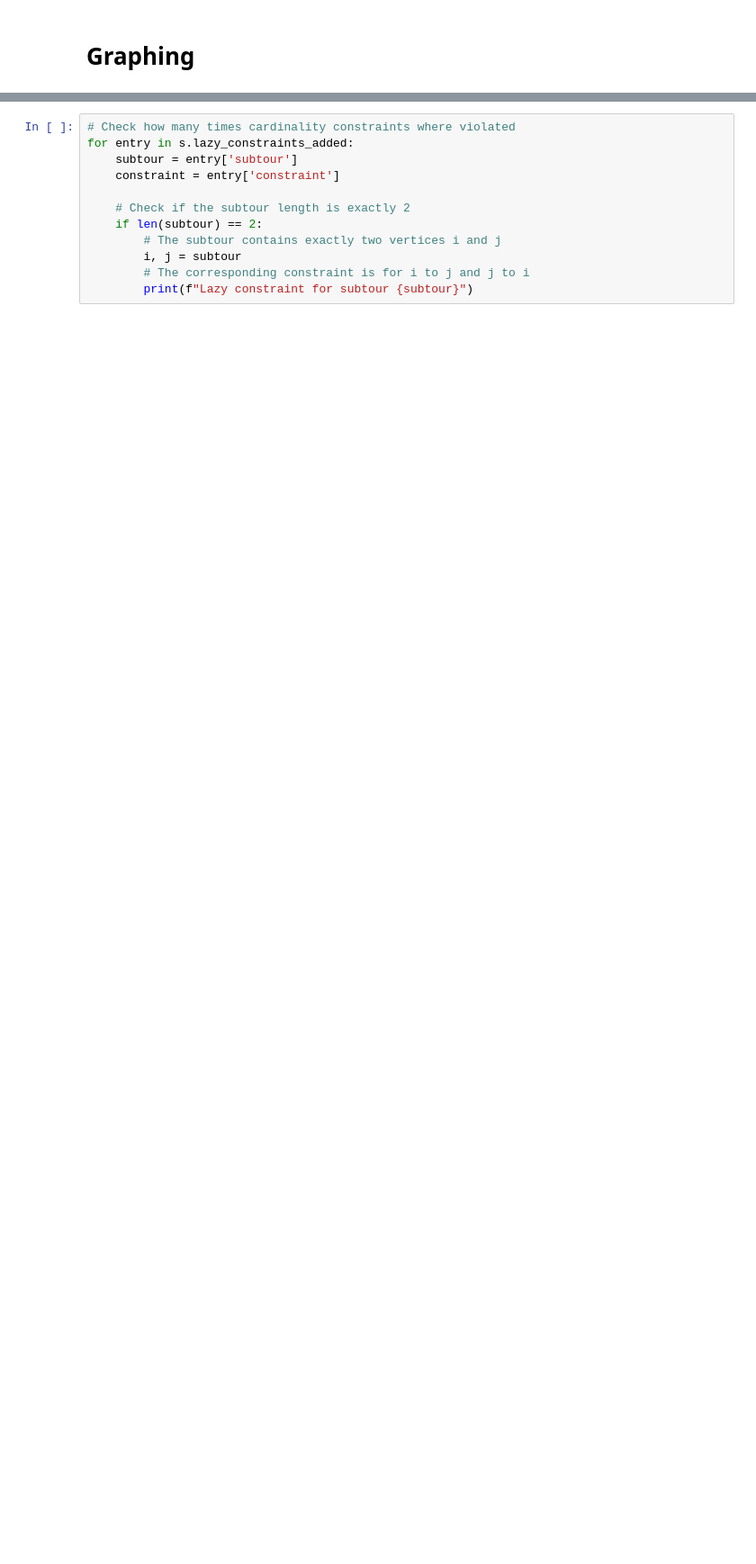
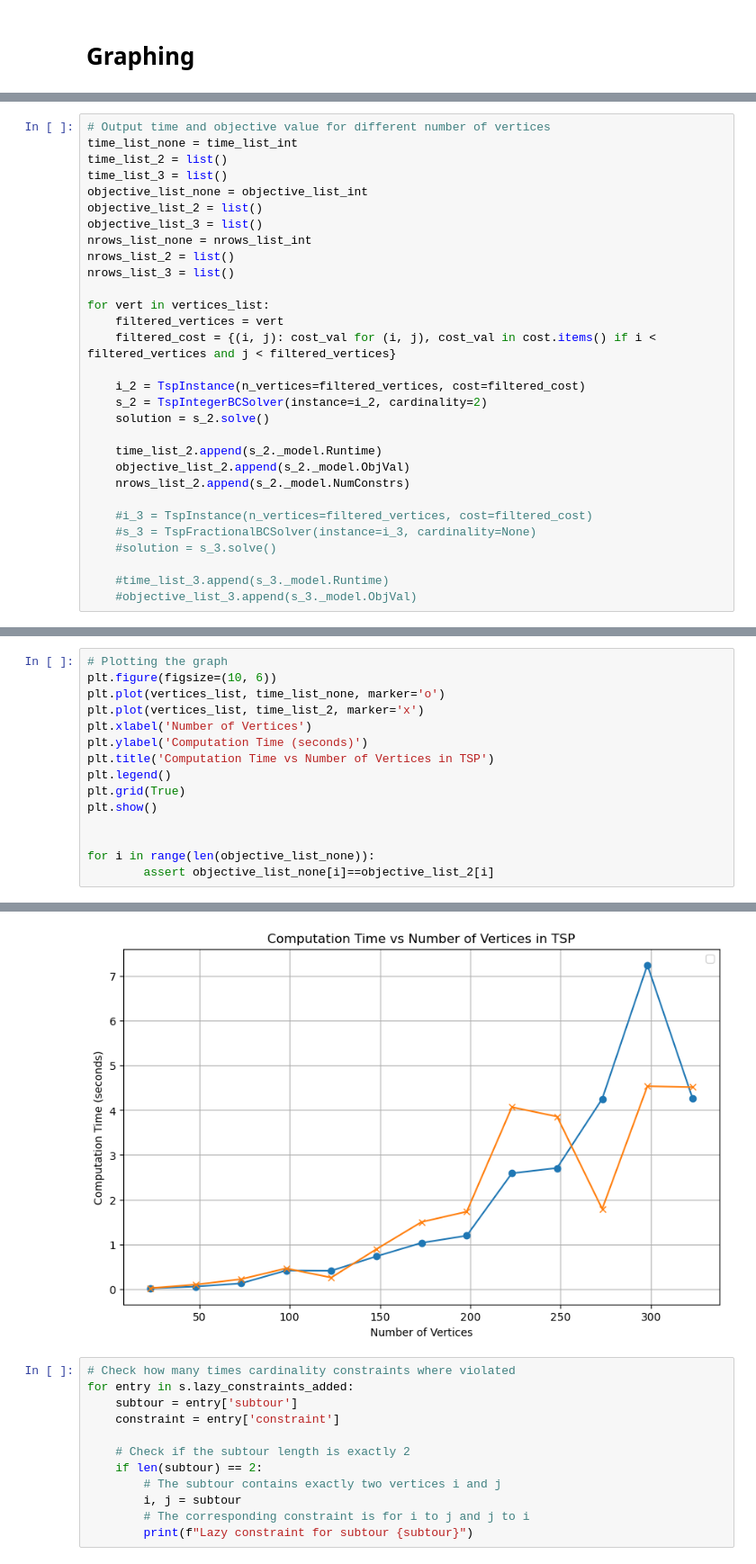
Before and after one commit to carlosperez1997/tsp_project, a Jupyter notebook: master file.ipynb, the cells around one changed output, grey strips where cells are left out. Shown at 90% size. Cells and saved outputs as stored; diff of their text form; blank space fills up the shorter version.

```diff
--- a/master file.ipynb
+++ b/master file.ipynb
@@ -615,0 +589,30 @@ User-callback calls 261, time in user-callback 3.38 sec
+# %%
+# Output time and objective value for different number of vertices
+time_list_none = time_list_int
+time_list_2 = list()
+time_list_3 = list()
+objective_list_none = objective_list_int
+objective_list_2 = list()
+objective_list_3 = list()
+nrows_list_none = nrows_list_int
+nrows_list_2 = list()
+nrows_list_3 = list()
+
+for vert in vertices_list:
+    filtered_vertices = vert
+    filtered_cost = {(i, j): cost_val for (i, j), cost_val in cost.items() if i < filtered_vertices and j < filtered_vertices}
+
+    i_2 = TspInstance(n_vertices=filtered_vertices, cost=filtered_cost)
+    s_2 = TspIntegerBCSolver(instance=i_2, cardinality=2)
+    solution = s_2.solve()
+
+    time_list_2.append(s_2._model.Runtime)
+    objective_list_2.append(s_2._model.ObjVal)
+    nrows_list_2.append(s_2._model.NumConstrs)
+
+    #i_3 = TspInstance(n_vertices=filtered_vertices, cost=filtered_cost)
+    #s_3 = TspFractionalBCSolver(instance=i_3, cardinality=None)
+    #solution = s_3.solve()
+
+    #time_list_3.append(s_3._model.Runtime)
+    #objective_list_3.append(s_3._model.ObjVal)
@@ -615,0 +637,16 @@ User-callback calls 261, time in user-callback 3.38 sec
+# %%
+# Plotting the graph
+plt.figure(figsize=(10, 6))
+plt.plot(vertices_list, time_list_none, marker='o')
+plt.plot(vertices_list, time_list_2, marker='x')
+plt.xlabel('Number of Vertices')
+plt.ylabel('Computation Time (seconds)')
+plt.title('Computation Time vs Number of Vertices in TSP')
+plt.legend()
+plt.grid(True)
+plt.show()
+
+
+for i in range(len(objective_list_none)):
+        assert objective_list_none[i]==objective_list_2[i]
+# %% [output]
@@ -616,3 +654,4 @@ User-callback calls 261, time in user-callback 3.38 sec
+[figure, added]
 # %%
 # Check how many times cardinality constraints where violated
 for entry in s.lazy_constraints_added:
```
Also changed, not shown: parts of 9 cells of this notebook.
